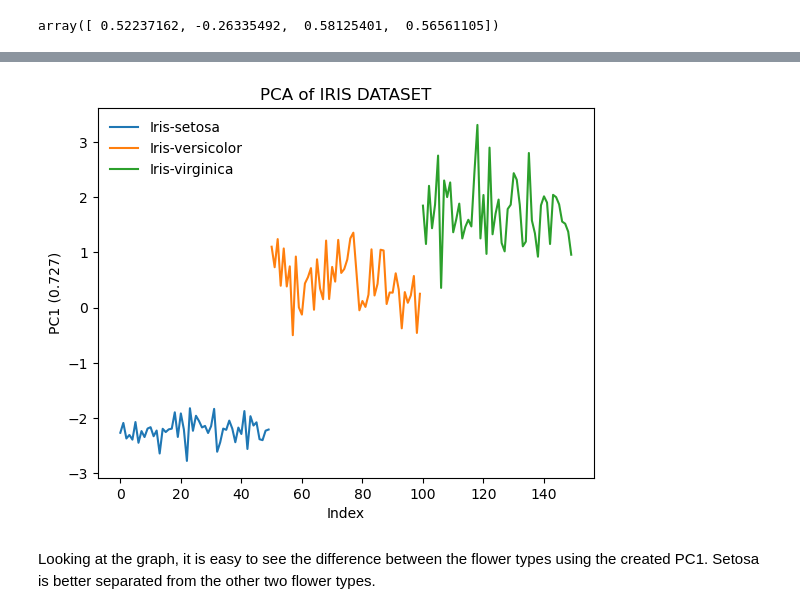
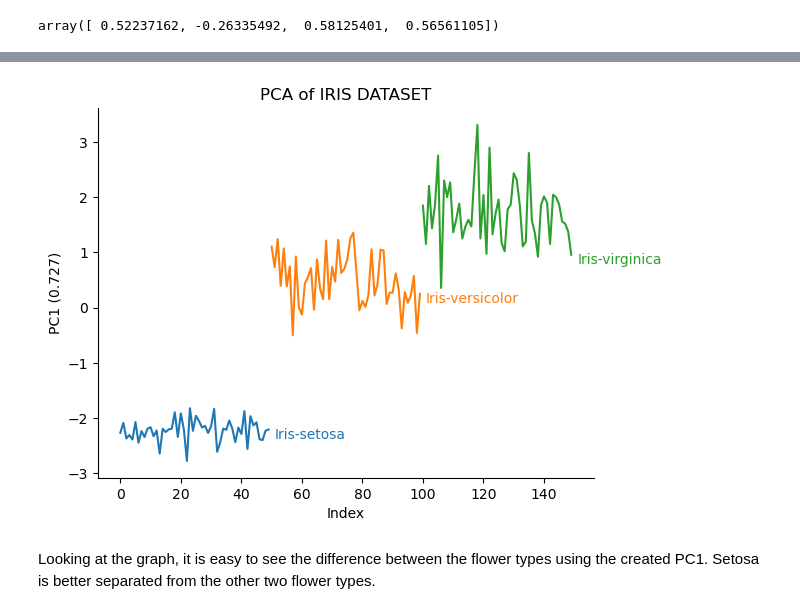
Before and after one commit to melihakbaba/PCA-IrisDataset, a Jupyter notebook: PCA_of_IrisDataset.ipynb, the cells around one changed output, grey strips where cells are left out. Drawn from its saved outputs; the diff is of its cells as text; code cells hidden in the pictures.

Commit message:
typos were fixed and chart changed.

```diff
--- a/PCA_of_IrisDataset.ipynb
+++ b/PCA_of_IrisDataset.ipynb
@@ -176,10 +176,21 @@ df_y.sample(5)
 # %%
 sns.lineplot(data=df_y,y="PC1",x=np.arange(150),hue="Species")
 plt.title("PCA of IRIS DATASET")
 plt.ylabel("PC1 (0.727)")
 plt.xlabel("Index")
-plt.legend(frameon="false").get_frame().set_linewidth(0.0)
+plt.legend().set_visible(False)
+
+for line, name in zip(plt.gca().lines, df_y['Species'].unique()):
+    y = line.get_ydata()[-1]
+    x = line.get_xdata()[-1]
+    color = line.get_color()
+    plt.text(x+2, y-0.1, name, va='center', ha='left', color=color,fontweight = "medium")
+
+
+sns.despine(top=True, right=True)
+
+plt.savefig("PCA.png",dpi=300,bbox_inches='tight')
 # %% [output]
-[figure, old version]
+[figure, new version]
 # %% [markdown]
 Looking at the graph, it is easy to see the difference between the flower types using the created PC1. Setosa is better separated from the other two flower types.
```
Also changed, not shown: parts of 2 cells of this notebook, 1 other file.
